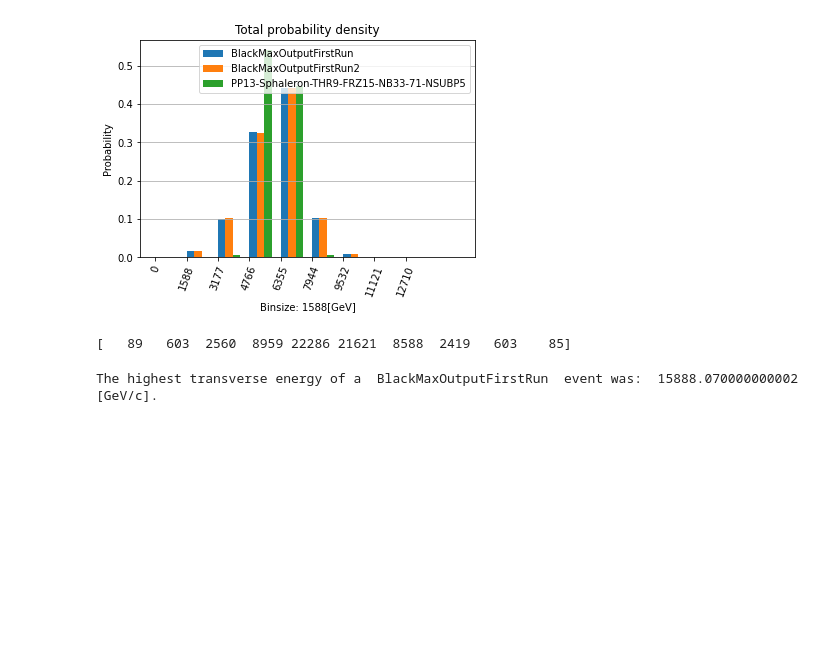
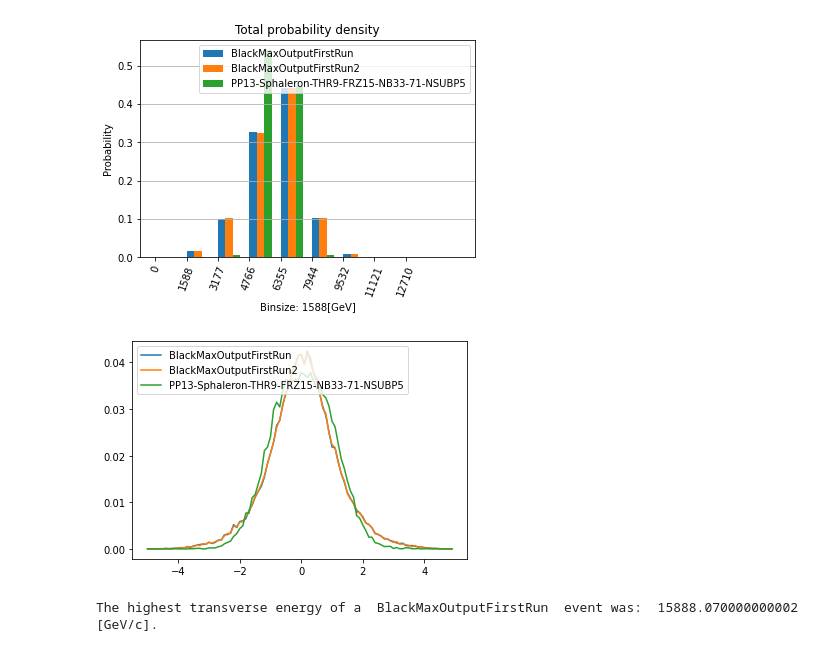
Before and after one commit to mitresthen/phys117_2021, a Jupyter notebook: SphaleronsVBlackHoles.ipynb, the cells around one changed output. Saved outputs shown, nothing was run; the diff lists cells and outputs as text; code cells hidden in the pictures; blank space fills up the shorter version.

```diff
--- a/SphaleronsVBlackHoles.ipynb
+++ b/SphaleronsVBlackHoles.ipynb
@@ -495,50 +495,30 @@ plotComparativeSpecificObjectEnergyDistribution()
 [figure]
 [figure]
 [figure]
-# %%
-#Eta distribution of jets
-
-def etaDist():
-  objectType = 4
-  dictEtaValues = {}
-  for dataSet in dataSets:
-    listA = []
-    for matrix in dataSet.data:
-      for obj in matrix:
-        if obj[0] == objectType:
-          listA.append(obj[colmapper["eta"]])
-    dictEtaValues[dataSet.fileName] = listA
-  return dictEtaValues
-
-def etaDistHist(dictEtaValues=etaDist()):
-  dictEtaHist = {}
-  for dataSet in dataSets:
-    distribution = np.histogram(dictEtaValues[dataSet.fileName])
-    dictEtaHist[dataSet.fileName] = distribution
-  return dictEtaHist
-
-def nyFunksjon():
-  dictEtaHist = etaDistHist()
-  for dataSet in dataSets:
-
-    print(dictEtaHist[dataSet.fileName][0])
-    break
-
-
-  bins = 20
-  #distribution = np.histogram(ax)
-  #print(normalizeObjectCounts2d(distribution))
-  #distribution = normalizeObjectCounts2d(distribution)
-  #print(distribution)
-
-  #return distribution
-
-
-etaDistHist()
-nyFunksjon()
-#print(normalizeObjectCounts2d(distribution))
-#print(standardDeviance())
-#print(mean())
-# %% [output]
-[   89   603  2560  8959 22286 21621  8588  2419   603    85]
+# %%
+#Eta distribution of jets
+
+def getAllEtas(dataSet):
+  objectType = 4
+  etaValues = []
+  for matrix in dataSet.data:
+    for obj in matrix:
+      if obj[0] == objectType:
+        etaValues.append(obj[colmapper["eta"]])
+  return etaValues
+
+def plotAllEtaNormalizedDist():
+  etas = {}
+  bins = np.arange(-5.0, 5.0, 0.1)
+  for dataSet in dataSets:
+    hist, bins = np.histogram(getAllEtas(dataSet), bins)
+    normalizedHist = normalizeObjectCounts(hist)
+    plt.plot(bins, np.pad(normalizedHist, (1,0)), label = dataSet.fileName)
+
+  plt.legend(loc="upper left")
+  plt.show()
+
+plotAllEtaNormalizedDist()
+# %% [output]
+[figure, added]
 # %%
```
Also changed, not shown: parts of 5 cells of this notebook.
